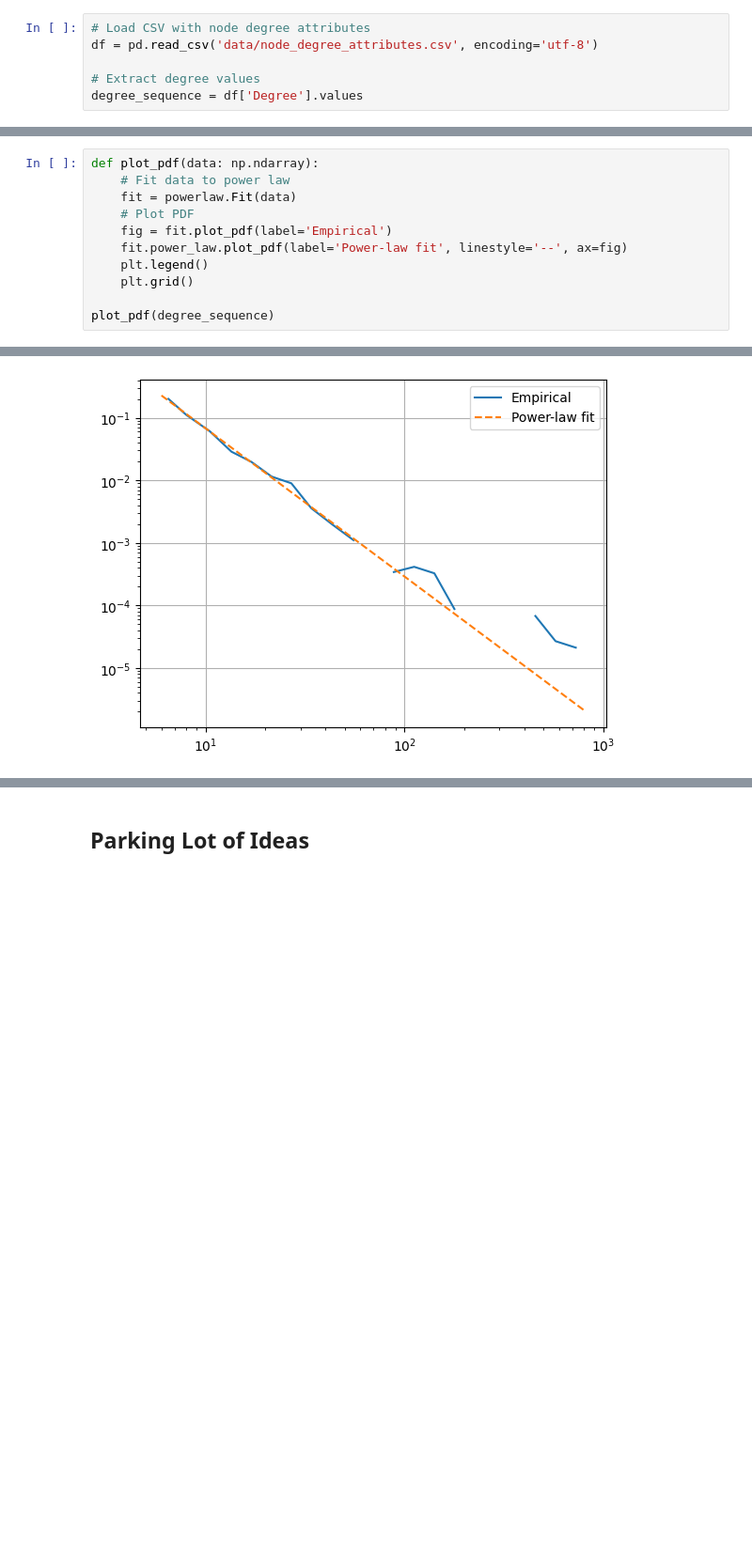
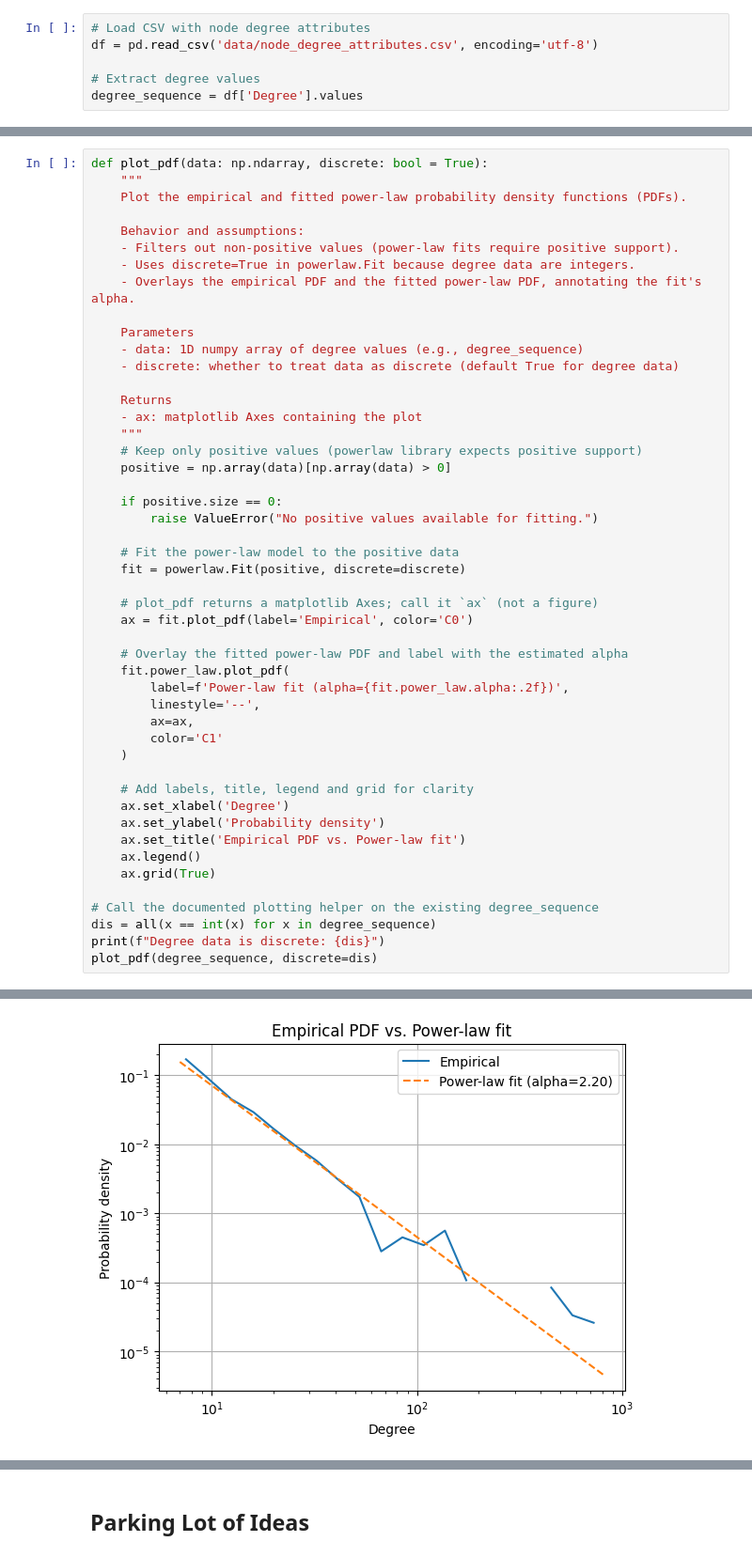
Before and after one commit to cllghn/twn-first-paper, a Jupyter notebook: scale_free_test.ipynb, the cells around one changed output, grey strips where cells are left out. Shown at 94% size. Saved outputs shown, nothing was run; the diff lists cells and outputs as text; blank space fills up the shorter version.

```diff
--- a/scale_free_test.ipynb
+++ b/scale_free_test.ipynb
@@ -68,13 +104,50 @@ The next step would be to plot a probability density function, which shows our d
 - This plot provides additional evidence that this network is "scale-free-ish" but with realistic constraints, which is typical for most real-world complex networks.
 # %%
-def plot_pdf(data: np.ndarray):
-    # Fit data to power law
-    fit = powerlaw.Fit(data)
-    # Plot PDF
-    fig = fit.plot_pdf(label='Empirical')
-    fit.power_law.plot_pdf(label='Power-law fit', linestyle='--', ax=fig)
-    plt.legend()
-    plt.grid()
+def plot_pdf(data: np.ndarray, discrete: bool = True):
+    """
+    Plot the empirical and fitted power-law probability density functions (PDFs).
 
-plot_pdf(degree_sequence)
+    Behavior and assumptions:
+    - Filters out non-positive values (power-law fits require positive support).
+    - Uses discrete=True in powerlaw.Fit because degree data are integers.
+    - Overlays the empirical PDF and the fitted power-law PDF, annotating the fit's alpha.
+
+    Parameters
+    - data: 1D numpy array of degree values (e.g., degree_sequence)
+    - discrete: whether to treat data as discrete (default True for degree data)
+
+    Returns
+    - ax: matplotlib Axes containing the plot
+    """
+    # Keep only positive values (powerlaw library expects positive support)
+    positive = np.array(data)[np.array(data) > 0]
+
+    if positive.size == 0:
+        raise ValueError("No positive values available for fitting.")
+
+    # Fit the power-law model to the positive data
+    fit = powerlaw.Fit(positive, discrete=discrete)
+
+    # plot_pdf returns a matplotlib Axes; call it `ax` (not a figure)
+    ax = fit.plot_pdf(label='Empirical', color='C0')
+
+    # Overlay the fitted power-law PDF and label with the estimated alpha
+    fit.power_law.plot_pdf(
+        label=f'Power-law fit (alpha={fit.power_law.alpha:.2f})',
+        linestyle='--',
+        ax=ax,
+        color='C1'
+    )
+
+    # Add labels, title, legend and grid for clarity
+    ax.set_xlabel('Degree')
+    ax.set_ylabel('Probability density')
+    ax.set_title('Empirical PDF vs. Power-law fit')
+    ax.legend()
+    ax.grid(True)
+
+# Call the documented plotting helper on the existing degree_sequence
+dis = all(x == int(x) for x in degree_sequence)
+print(f"Degree data is discrete: {dis}")
+plot_pdf(degree_sequence, discrete=dis)
 # %% [output]
@@ -81,4 +155,4 @@ plot_pdf(degree_sequence)
 Calculating best minimal value for power law fit
 xmin progress: 98%
-[figure, old version]
+[figure, new version]
 # %% [markdown]
```
Also changed, not shown: parts of 18 cells of this notebook, 2 other files.
